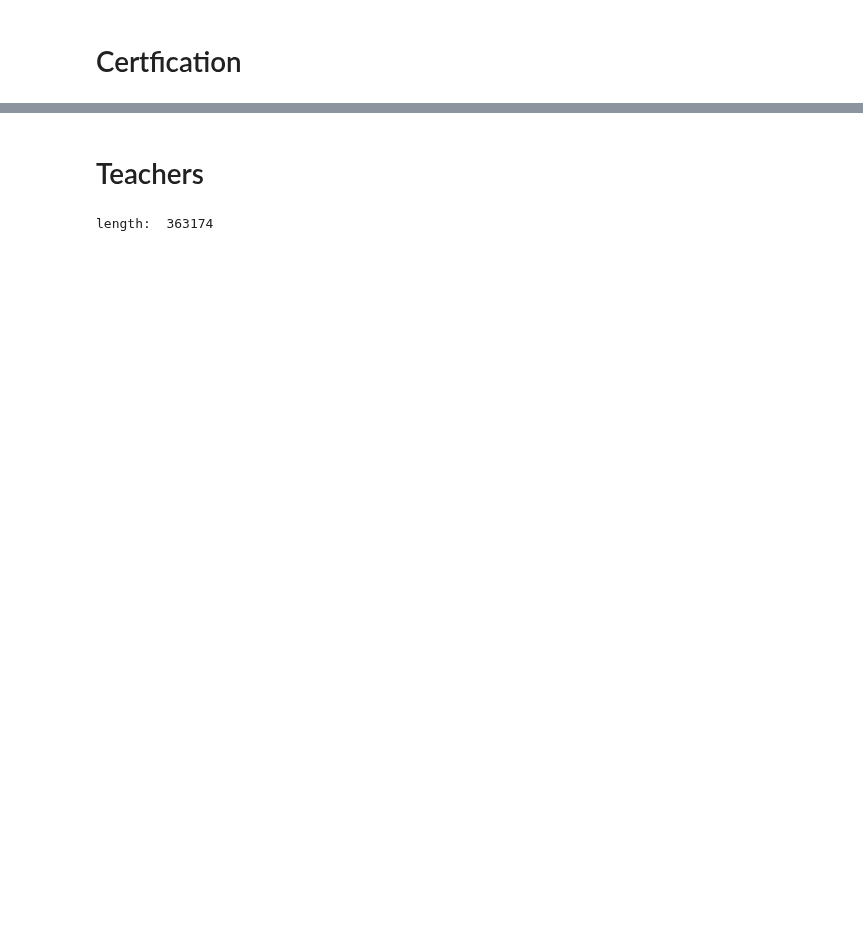
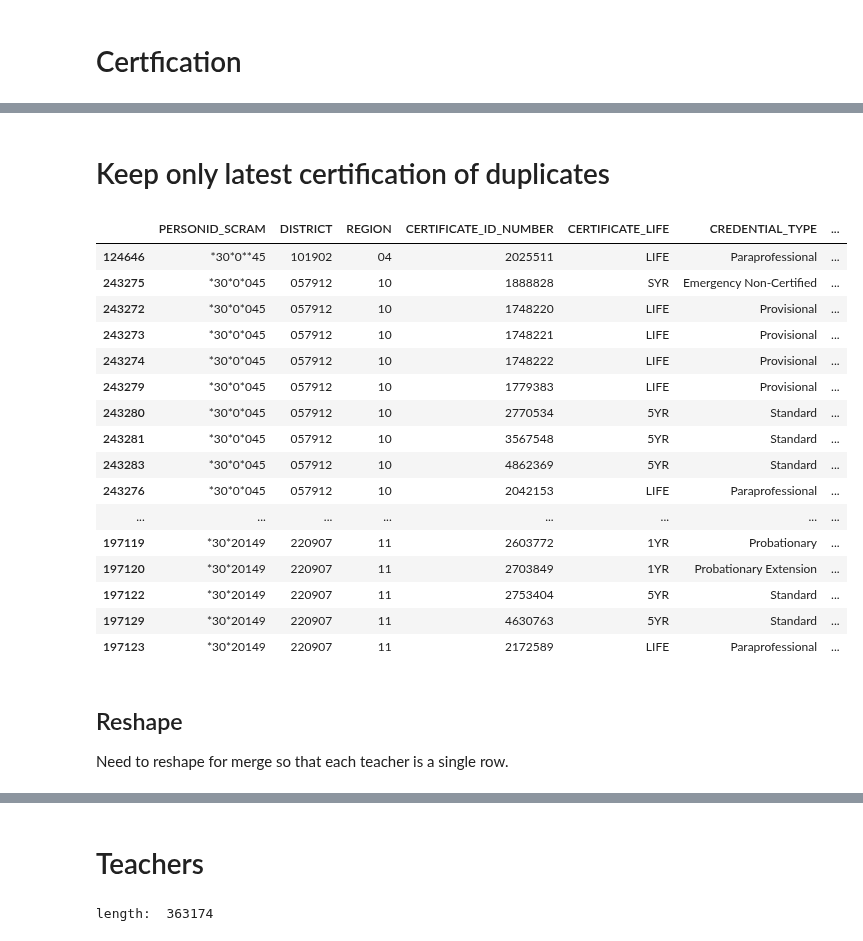
Before and after one commit to KylieLAnglin/dofis, a Jupyter notebook: clean/merge_certification.ipynb, the cells around one changed output, grey strips where cells are left out. Drawn from its saved outputs; the diff is of its cells as text; code cells hidden in the pictures; blank space fills up the shorter version.

Commit message:
certification data reshaped

```diff
--- a/clean/merge_certification.ipynb
+++ b/clean/merge_certification.ipynb
@@ -7,4 +10,4 @@ from library import clean_for_merge
 # %%
-teacher_datapath = os.path.join(start.data_path, 'tea', 'teachers', 'certification1718/' )
+teacher_datapath = os.path.join(start.data_path, 'tea', 'teachers', 'certification1617/' )
 teacher_datapath
 # %% [output]
@@ -34,6 +34,0 @@ read_cert(dirs[0])
-# %%
-df_list = [pd.read_csv(file, sep=",", encoding = "ISO-8859-1", dtype = object) for file in dirs_cert]
-certification = pd.concat(df_list)
-certification = certification[cert_varlist]
-print('length: ', len(certification))
-certification.head()
@@ -47,0 +35,4 @@ length:  2392619
+# %%
+certification = certification.sort_values(by = 'PERSONID_SCRAM')
+print('number of certifications: ', len(certification))
+certification.head()
@@ -47,0 +47,33 @@ length:  2392619
+# %% [markdown]
+# Keep only latest certification of duplicates
+# %%
+certification['expiration'] = pd.to_datetime(certification.CERTIFICATE_EXPIRATION_DATE.str.slice(0, 9))
+# %%
+cert_vars = ['PERSONID_SCRAM', 'DISTRICT',
+             'CERTIFICATION_LEVEL', 'SUBJECT', 'CREDENTIALED_GRADES','POPULATION_CREDENTIALED_FOR',
+             'CREDENTIAL_TYPE', 'CERTIFICATION_LEVEL', 'CERTIFICATE_PREPARATION_ROUTE',
+             'CERTIFICATE_LIFE', 'expiration']
+certification = certification.sort_values(by = cert_vars, ascending = True)
+cert_vars.remove('expiration')
+certification = certification.drop_duplicates(subset = cert_vars, keep = 'last')
+# %% [output]
+|  | PERSONID_SCRAM | DISTRICT | REGION | CERTIFICATE_ID_NUMBER | CERTIFICATE_LIFE | CREDENTIAL_TYPE | ... |
+| 124646 | *30*0**45 | 101902 | 04 | 2025511 | LIFE | Paraprofessional | ... |
+| 243275 | *30*0*045 | 057912 | 10 | 1888828 | SYR | Emergency Non-Certified | ... |
+| 243272 | *30*0*045 | 057912 | 10 | 1748220 | LIFE | Provisional | ... |
+| 243273 | *30*0*045 | 057912 | 10 | 1748221 | LIFE | Provisional | ... |
+| 243274 | *30*0*045 | 057912 | 10 | 1748222 | LIFE | Provisional | ... |
+| 243279 | *30*0*045 | 057912 | 10 | 1779383 | LIFE | Provisional | ... |
+| 243280 | *30*0*045 | 057912 | 10 | 2770534 | 5YR | Standard | ... |
+| 243281 | *30*0*045 | 057912 | 10 | 3567548 | 5YR | Standard | ... |
+| 243283 | *30*0*045 | 057912 | 10 | 4862369 | 5YR | Standard | ... |
+| 243276 | *30*0*045 | 057912 | 10 | 2042153 | LIFE | Paraprofessional | ... |
+| ... | ... | ... | ... | ... | ... | ... | ... |
+| 197119 | *30*20149 | 220907 | 11 | 2603772 | 1YR | Probationary | ... |
+| 197120 | *30*20149 | 220907 | 11 | 2703849 | 1YR | Probationary Extension | ... |
+| 197122 | *30*20149 | 220907 | 11 | 2753404 | 5YR | Standard | ... |
+| 197129 | *30*20149 | 220907 | 11 | 4630763 | 5YR | Standard | ... |
+| 197123 | *30*20149 | 220907 | 11 | 2172589 | LIFE | Paraprofessional | ... |
+# %% [markdown]
+## Reshape
+Need to reshape for merge so that each teacher is a single row.
```
Also changed, not shown: parts of 12 cells of this notebook.
